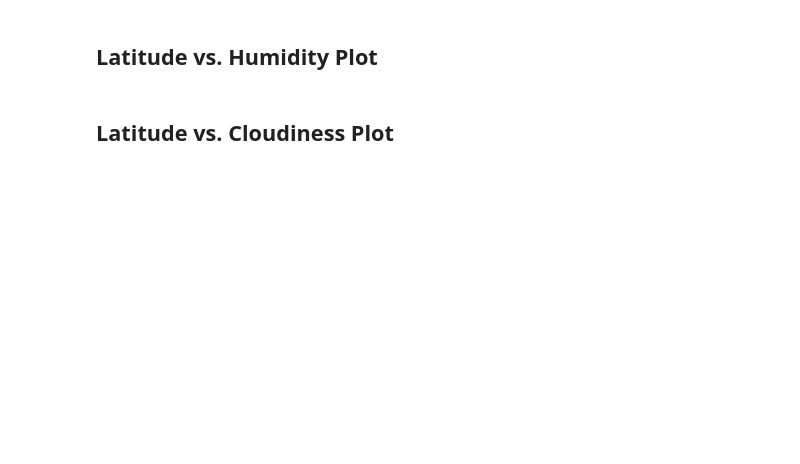
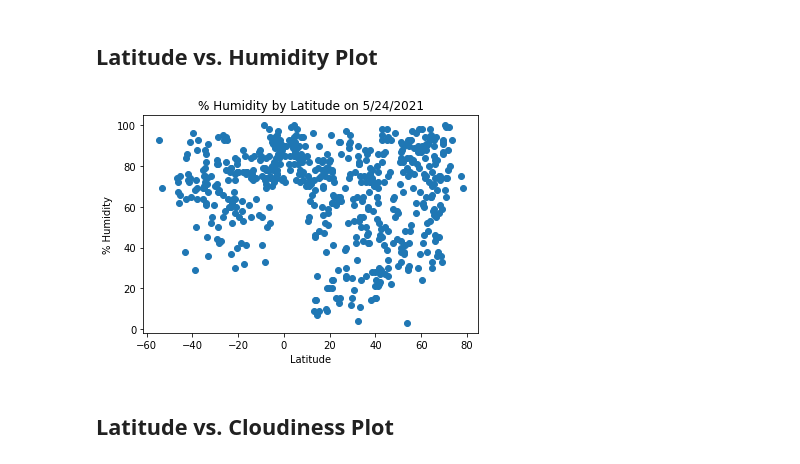
Before and after one commit to dany-roman/weather_analysis, a Jupyter notebook: WeatherPy.ipynb, the cells around one changed output. Cells and saved outputs as stored; diff of their text form; code cells hidden in the pictures; blank space fills up the shorter version.

```diff
--- a/WeatherPy.ipynb
+++ b/WeatherPy.ipynb
@@ -168,4 +160,15 @@ Skip this step if there are no cities that have humidity > 100%.
 # %% [markdown]
 ## Latitude vs. Humidity Plot
+# %%
+Latitude = city_weather['City_Latitude']
+Humidity = city_weather['Humidity']
+plt.scatter(Latitude, Humidity)
+
+plt.xlabel('Latitude')
+plt.ylabel('% Humidity')
+plt.title('% Humidity by Latitude on 5/24/2021')
+plt.show()
+# %% [output]
+[figure, added]
 # %% [markdown]
 ## Latitude vs. Cloudiness Plot
```
Also changed, not shown: parts of 12 cells of this notebook.
